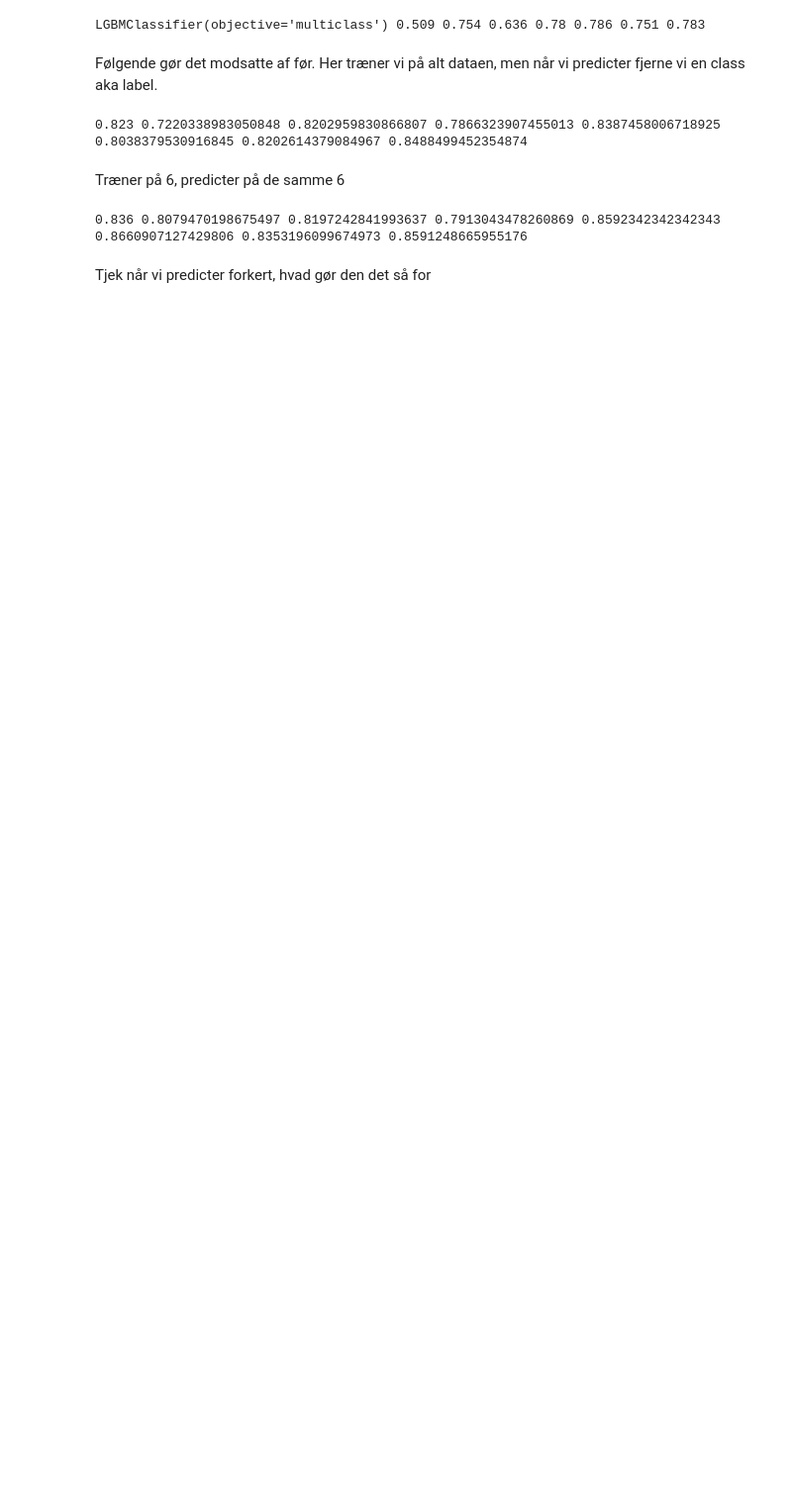
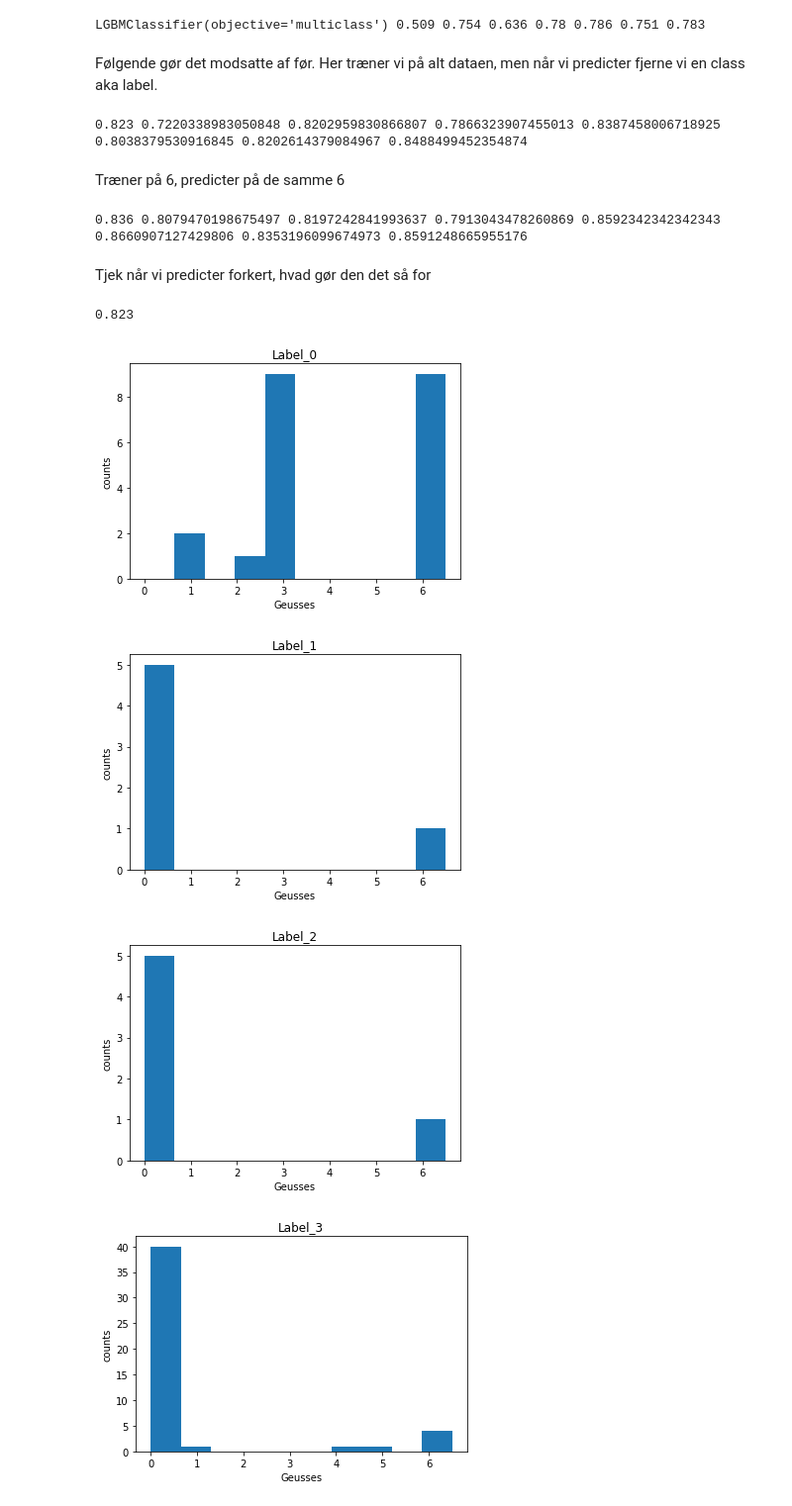
Before and after one commit to MadsNL/AMLMain, a Jupyter notebook: AML_IceCores_flemse.ipynb, the cells around one changed output. Shown at 99% size. Drawn from its saved outputs; the diff is of its cells as text; code cells hidden in the pictures; blank space fills up the shorter version.

```diff
--- a/AML_IceCores_flemse.ipynb
+++ b/AML_IceCores_flemse.ipynb
@@ -320,0 +352,71 @@ Tjek når vi predicter forkert, hvad gør den det så for
+# %%
+nr_tot_images = len(sup.labels)
+x_train = []
+x_train_lab = []
+x_train_feats = []
+nr_ims = 1000 # 10-15k images are the max we can load with the memory we have
+rand_idx = np.arange(0,nr_tot_images)
+rand_idx = np.random.choice(rand_idx, replace=False, size=nr_ims)
+for i in range(nr_ims):
+    im, lab, feat = sup.__getitem__(rand_idx[i])
+    x_train.append(im)
+    x_train_lab.append(lab)
+    x_train_feats.append(feat)
+x_train = np.array(x_train)
+x_train_lab = np.array(x_train_lab)
+x_train_feats = np.array(x_train_feats)
+
+y_preds = encoder.predict(x_train)
+
+x_train_with_encoded = []
+for i in range(len(y_preds)):
+    inp = np.append(x_train_feats[i], y_preds[i])
+    x_train_with_encoded.append(inp)
+x_train_with_encoded = np.array(x_train_with_encoded)
+
+y_pred = tree1.predict(x_train_with_encoded)
+sum(y_pred==x_train_lab)/len(y_pred)
+# %% [output]
+0.823
+# %%
+list0, list1, list2, list3, list4, list5, list6, errors = [], [], [], [], [], [], [], []
+for i in range(len(y_pred)):
+  if y_pred[i] != x_train_lab[i]:
+    if x_train_lab[i] == 0:
+      list0.append(y_pred[i])
+
+    elif x_train_lab[i] == 1:
+      list1.append(y_pred[i])
+
+    elif x_train_lab[i] == 2:
+      list2.append(y_pred[i])
+
+    elif x_train_lab[i] == 3:
+      list3.append(y_pred[i])
+
+    elif x_train_lab[i] == 4:
+      list4.append(y_pred[i])
+
+    elif x_train_lab[i] == 5:
+      list5.append(y_pred[i])
+
+    elif x_train_lab[i] == 6:
+      list6.append(y_pred[i])
+
+    else:
+      errors.append(y_pred[i])
+# %%
+listlist = [list0, list1, list2, list3, list4, list5, list6]
+namelist = ["Label_0", "Label_1", "Label_2", "Label_3", "Label_4", "Label_5", "Label_6"]
+
+for i in range(len(listlist)):
+  plt.figure(i+1, figsize = (6,4))
+  plt.hist(listlist[i], range=[0, 6.5])
+  plt.title(namelist[i])
+  plt.ylabel("counts")
+  plt.xlabel("Geusses")
+# %% [output]
+[figure, added]
+[figure, added]
+[figure, added]
+[figure, added]
```
Also changed, not shown: parts of 3 cells of this notebook.
